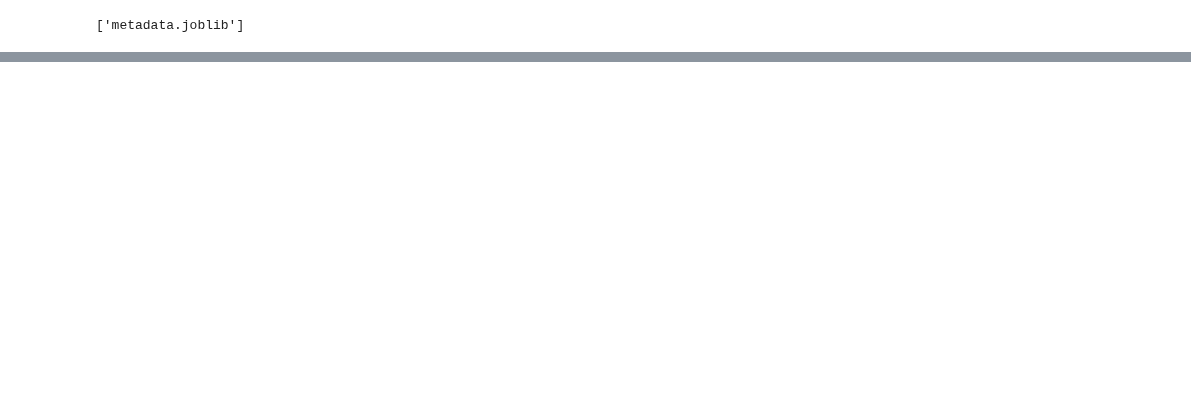
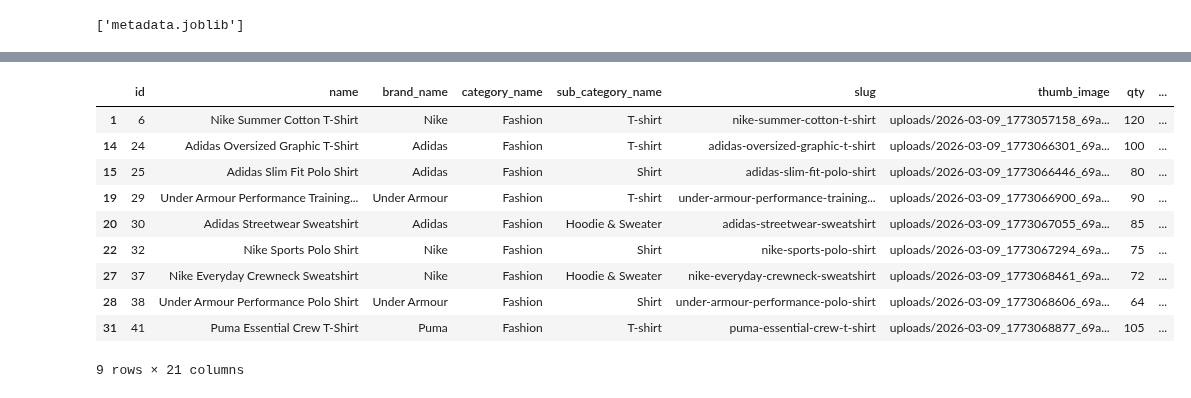
Before and after one commit to Vu-Tran-1611/ecommerce-recommendation-system, a Jupyter notebook: notebooks/data_cleaning.ipynb, the cells around one changed output, grey strips where cells are left out. Drawn from its saved outputs; the diff is of its cells as text; code cells hidden in the pictures; blank space fills up the shorter version.

```diff
--- a/notebooks/data_cleaning.ipynb
+++ b/notebooks/data_cleaning.ipynb
@@ -191,0 +216,14 @@ joblib.dump(df_clean,"metadata.joblib")
+# %%
+df[df_clean["product_name"].str.contains("shirt", case=False, na=False)]
+# %% [output]
+|  | id | name | brand_name | category_name | sub_category_name | slug | thumb_image | qty | ... |
+| 1 | 6 | Nike Summer Cotton T-Shirt | Nike | Fashion | T-shirt | nike-summer-cotton-t-shirt | uploads/2026-03-09_1773057158_69a... | 120 | ... |
+| 14 | 24 | Adidas Oversized Graphic T-Shirt | Adidas | Fashion | T-shirt | adidas-oversized-graphic-t-shirt | uploads/2026-03-09_1773066301_69a... | 100 | ... |
+| 15 | 25 | Adidas Slim Fit Polo Shirt | Adidas | Fashion | Shirt | adidas-slim-fit-polo-shirt | uploads/2026-03-09_1773066446_69a... | 80 | ... |
+| 19 | 29 | Under Armour Performance Training... | Under Armour | Fashion | T-shirt | under-armour-performance-training... | uploads/2026-03-09_1773066900_69a... | 90 | ... |
+| 20 | 30 | Adidas Streetwear Sweatshirt | Adidas | Fashion | Hoodie & Sweater | adidas-streetwear-sweatshirt | uploads/2026-03-09_1773067055_69a... | 85 | ... |
+| 22 | 32 | Nike Sports Polo Shirt | Nike | Fashion | Shirt | nike-sports-polo-shirt | uploads/2026-03-09_1773067294_69a... | 75 | ... |
+| 27 | 37 | Nike Everyday Crewneck Sweatshirt | Nike | Fashion | Hoodie & Sweater | nike-everyday-crewneck-sweatshirt | uploads/2026-03-09_1773068461_69a... | 72 | ... |
+| 28 | 38 | Under Armour Performance Polo Shirt | Under Armour | Fashion | Shirt | under-armour-performance-polo-shirt | uploads/2026-03-09_1773068606_69a... | 64 | ... |
+| 31 | 41 | Puma Essential Crew T-Shirt | Puma | Fashion | T-shirt | puma-essential-crew-t-shirt | uploads/2026-03-09_1773068877_69a... | 105 | ... |
+9 rows × 21 columns
```
Also changed, not shown: parts of 14 cells of this notebook, 36 other files.
